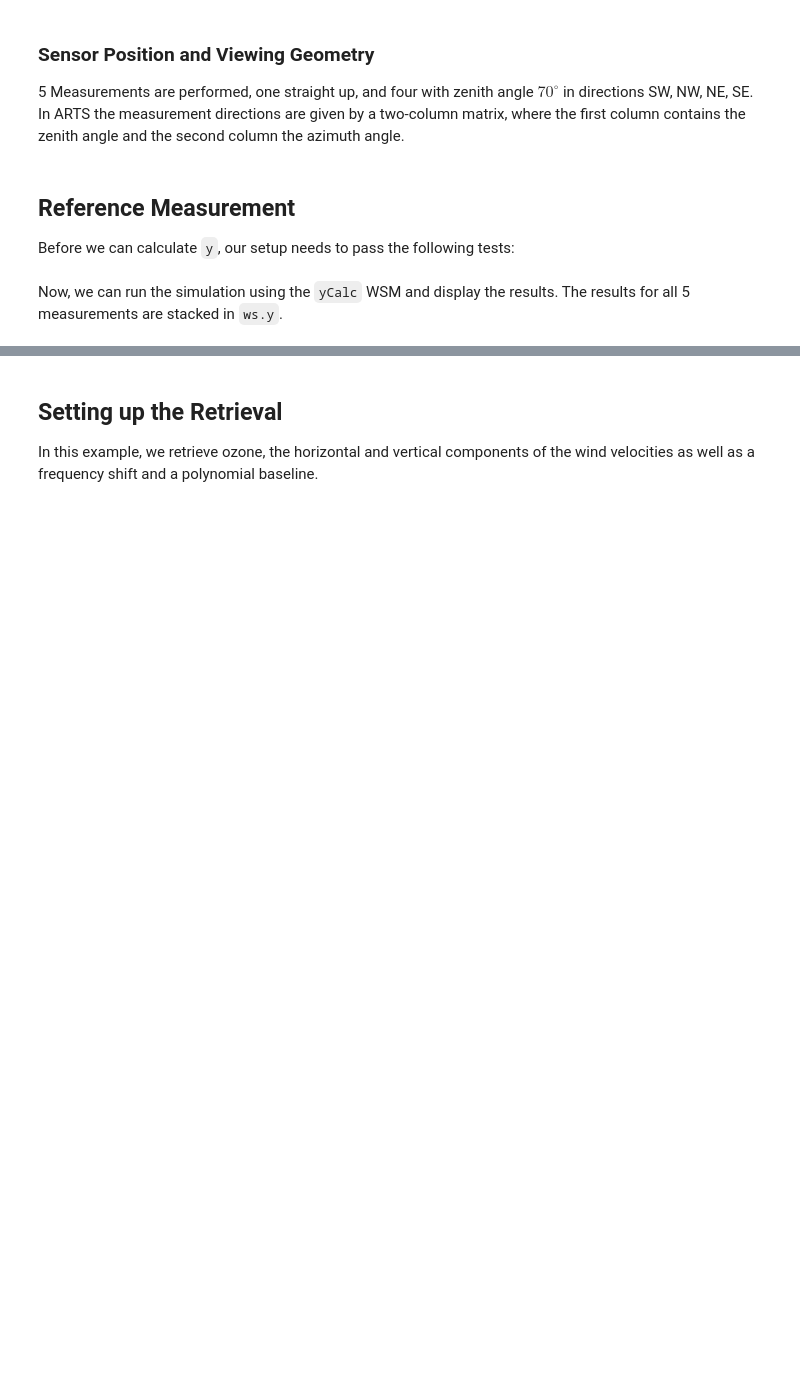
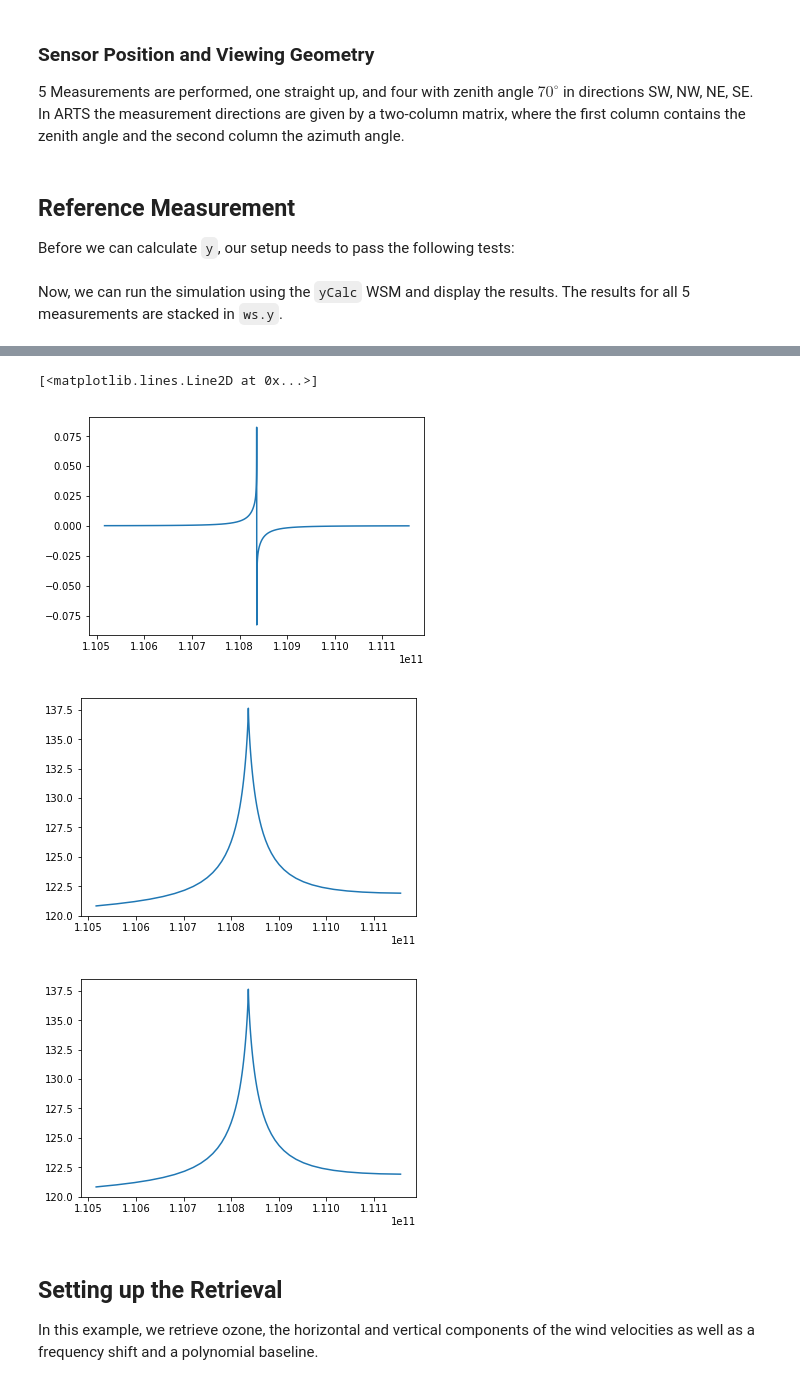
Before and after one commit to simonpf/typhon_examples, a Jupyter notebook: wind_3d.ipynb, the cells around one changed output, grey strips where cells are left out. Cells and saved outputs as stored; diff of their text form; code cells hidden in the pictures; blank space fills up the shorter version.

```diff
--- a/wind_3d.ipynb
+++ b/wind_3d.ipynb
@@ -165,3 +185,15 @@ plt.legend()
+# %%
+n = ws.f_grid.value.size
+plt.plot(ws.f_grid.value, ws.y.value[4*n:5*n] - ws.y.value[n:2*n])
+plt.figure()
+plt.plot(ws.f_grid.value, ws.y.value[4*n:5*n])
+plt.figure()
+plt.plot(ws.f_grid.value, ws.y.value[3*n:4*n])
+# %% [output]
+[<matplotlib.lines.Line2D at 0x...>]
+[figure, added]
+[figure, added]
+[figure, added]
 # %% [markdown]
 ## Setting up the Retrieval
 
```
Also changed, not shown: parts of 23 cells of this notebook, 1 other file.
